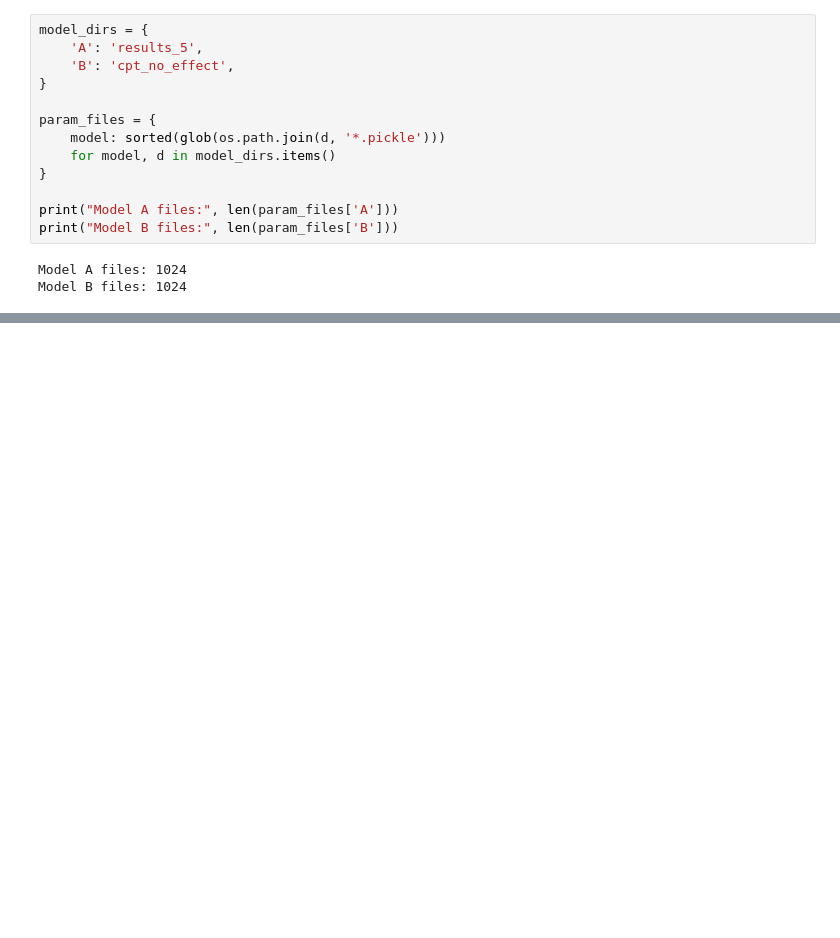
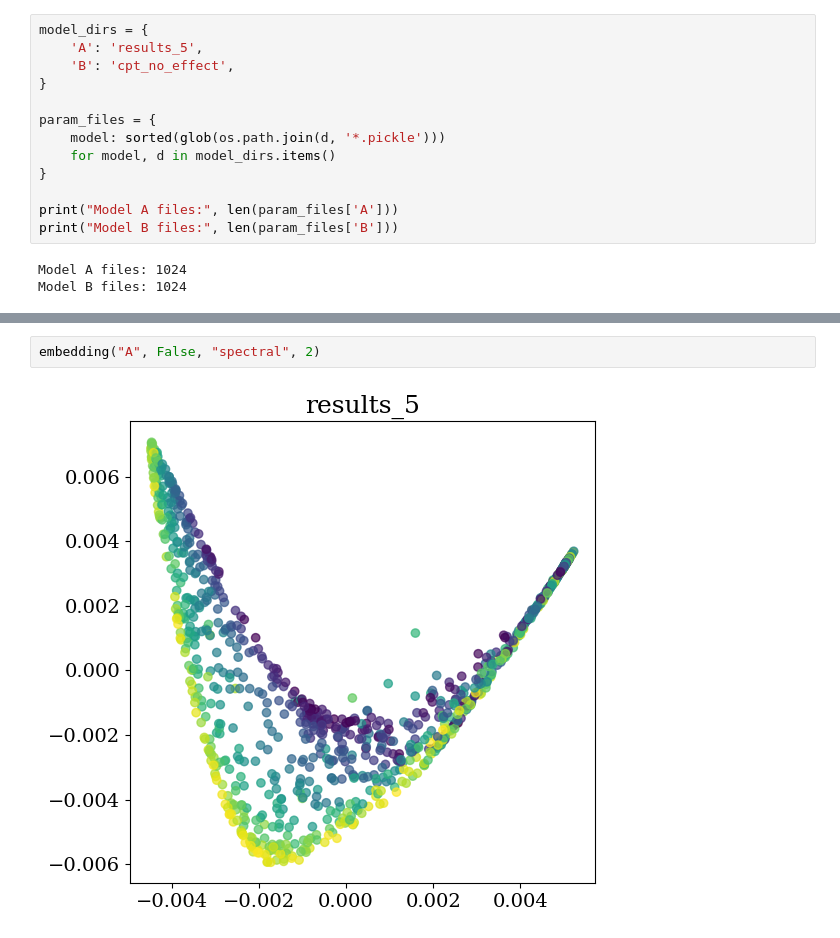
Before and after one commit to charlesaugdupont/cognitive-biases-endogenous-volatility, a Jupyter notebook: Embedding.ipynb, the cells around one changed output, grey strips where cells are left out. Saved outputs shown, nothing was run; the diff lists cells and outputs as text; blank space fills up the shorter version.

```diff
--- a/Embedding.ipynb
+++ b/Embedding.ipynb
@@ -243,0 +313,4 @@ plt.show()
+# %%
+embedding("A", False, "spectral", 2)
+# %% [output]
+[figure, added]
```
Also changed, not shown: parts of 17 cells of this notebook.
